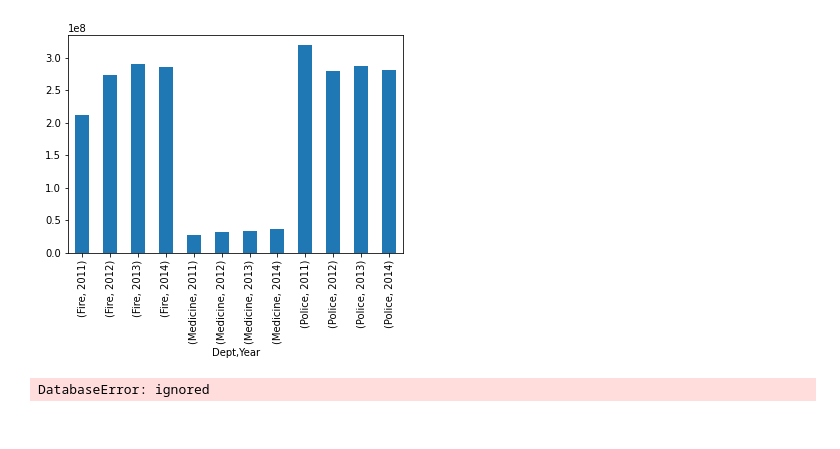
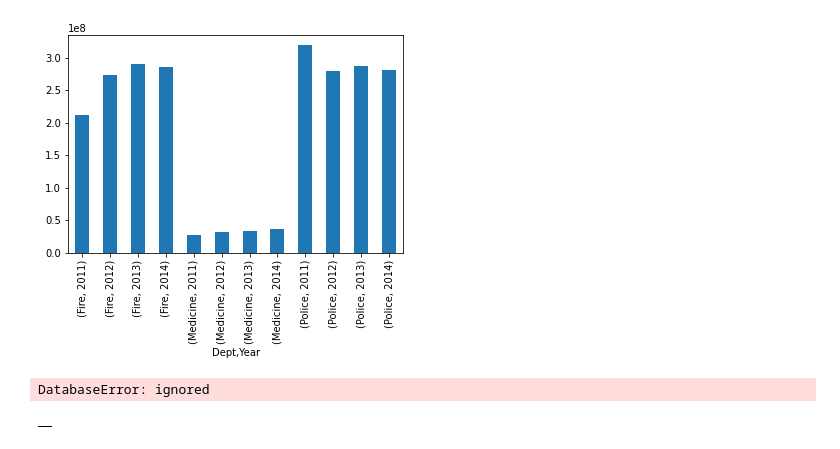
Before and after one commit to EvgenyBelov78/DA1, a Jupyter notebook: Salaries_in_SF.ipynb, the cells around one changed output. Cells and saved outputs as stored; diff of their text form; code cells hidden in the pictures.

```diff
--- a/Salaries_in_SF.ipynb
+++ b/Salaries_in_SF.ipynb
@@ -504,3 +504,10 @@ cursor.execute(sql)
 df.to_sql('sfsalaries', conn, if_exists= 'replace')
 # %% [output]
 DatabaseError: ignored
+# %%
+year=2015
+dffull=pd.DataFrame()
+# %%
+dffull
+# %% [output]
+|  |
```
Also changed, not shown: parts of 12 cells of this notebook.
